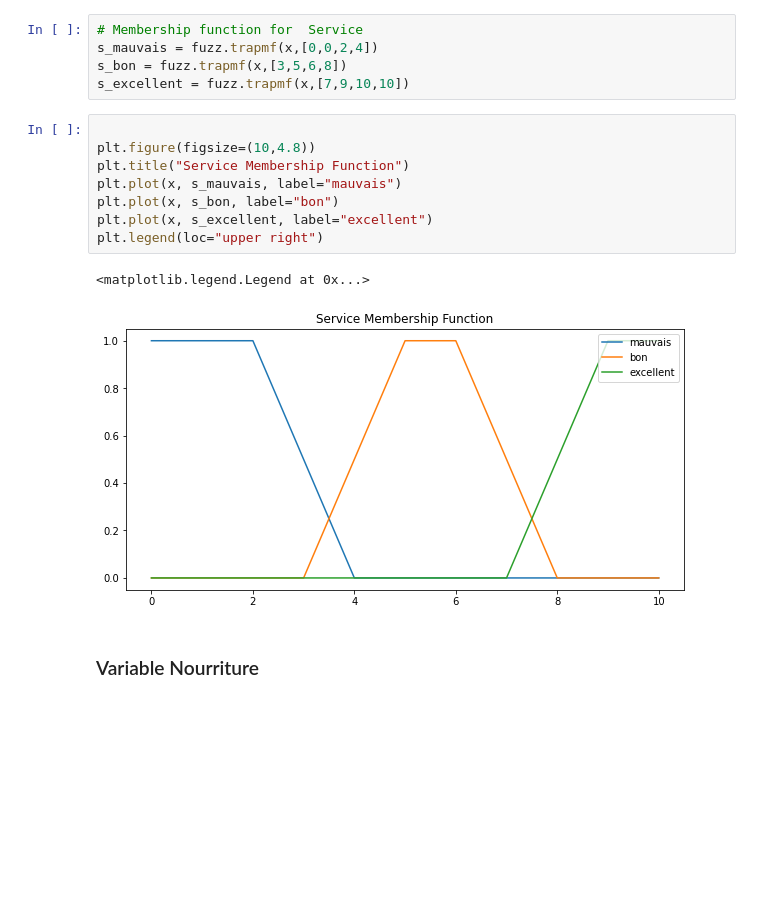
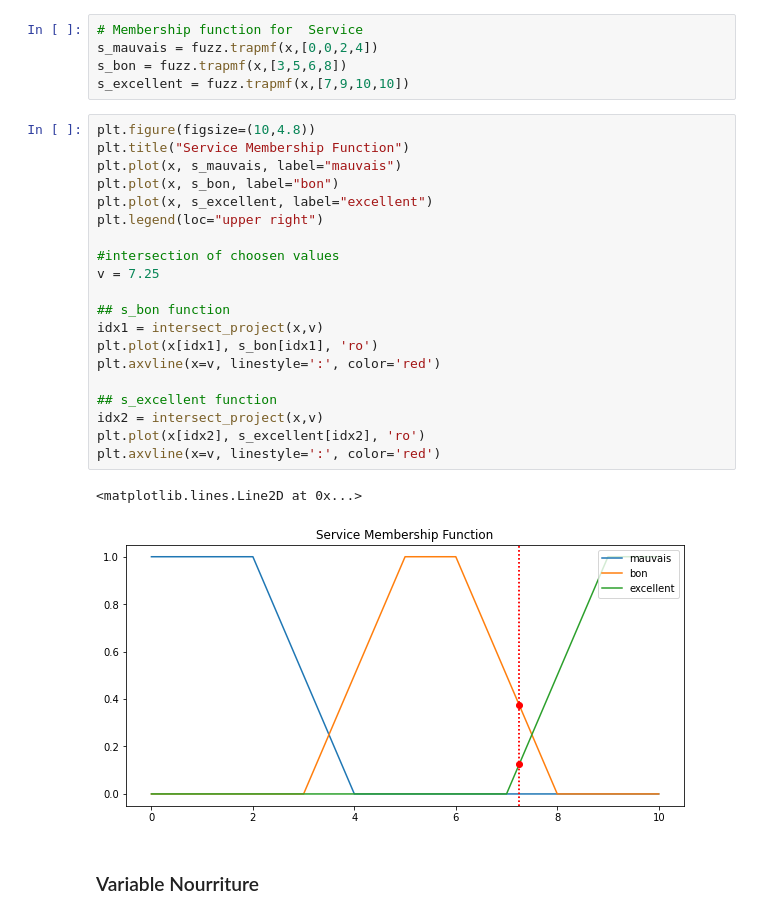
Before and after one commit to chikoungoun/Maths, a Jupyter notebook: Fuzzy Logic/Fuzzy logic - Pourboire.ipynb, the cells around one changed output. Saved outputs shown, nothing was run; the diff lists cells and outputs as text; blank space fills up the shorter version.

Commit message:
Intersection on membership function

```diff
--- a/Fuzzy Logic/Fuzzy logic - Pourboire.ipynb
+++ b/Fuzzy Logic/Fuzzy logic - Pourboire.ipynb
@@ -33,16 +37,28 @@ s_mauvais = fuzz.trapmf(x,[0,0,2,4])
 s_bon = fuzz.trapmf(x,[3,5,6,8])
 s_excellent = fuzz.trapmf(x,[7,9,10,10])
 # %%
-
 plt.figure(figsize=(10,4.8))
 plt.title("Service Membership Function")
 plt.plot(x, s_mauvais, label="mauvais")
 plt.plot(x, s_bon, label="bon")
 plt.plot(x, s_excellent, label="excellent")
 plt.legend(loc="upper right")
+
+#intersection of choosen values
+v = 7.25
+
+## s_bon function
+idx1 = intersect_project(x,v)
+plt.plot(x[idx1], s_bon[idx1], 'ro')
+plt.axvline(x=v, linestyle=':', color='red')
+
+## s_excellent function
+idx2 = intersect_project(x,v)
+plt.plot(x[idx2], s_excellent[idx2], 'ro')
+plt.axvline(x=v, linestyle=':', color='red')
 # %% [output]
-<matplotlib.legend.Legend at 0x...>
+<matplotlib.lines.Line2D at 0x...>
-[figure, old version]
+[figure, new version]
 # %% [markdown]
 ### Variable Nourriture
 # %%
```
Also changed, not shown: parts of 3 cells of this notebook.
